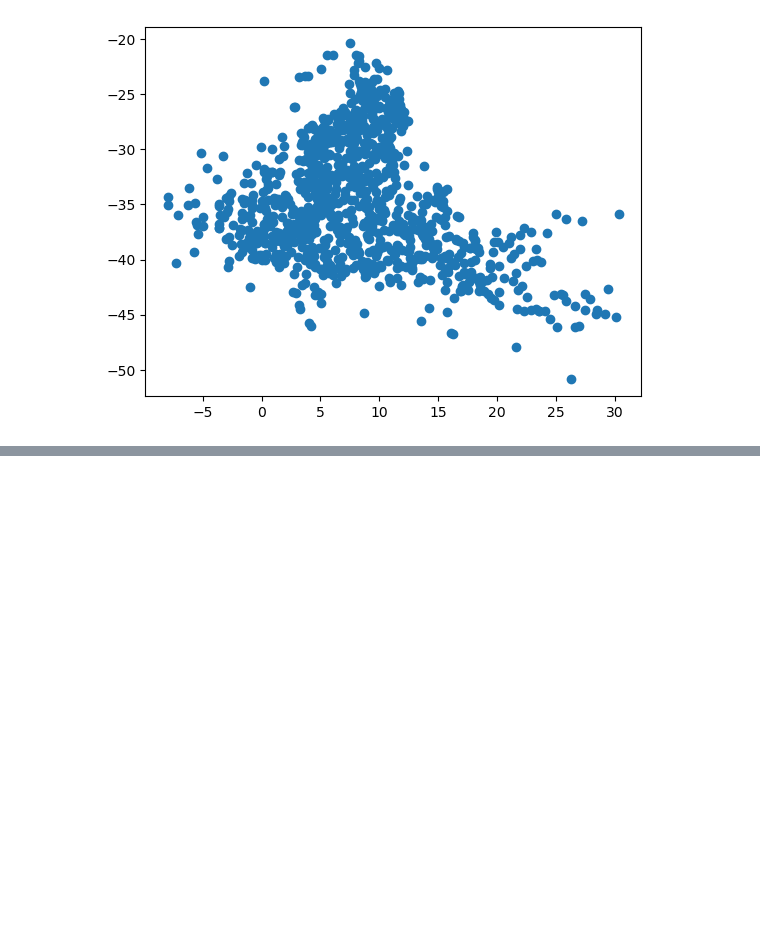
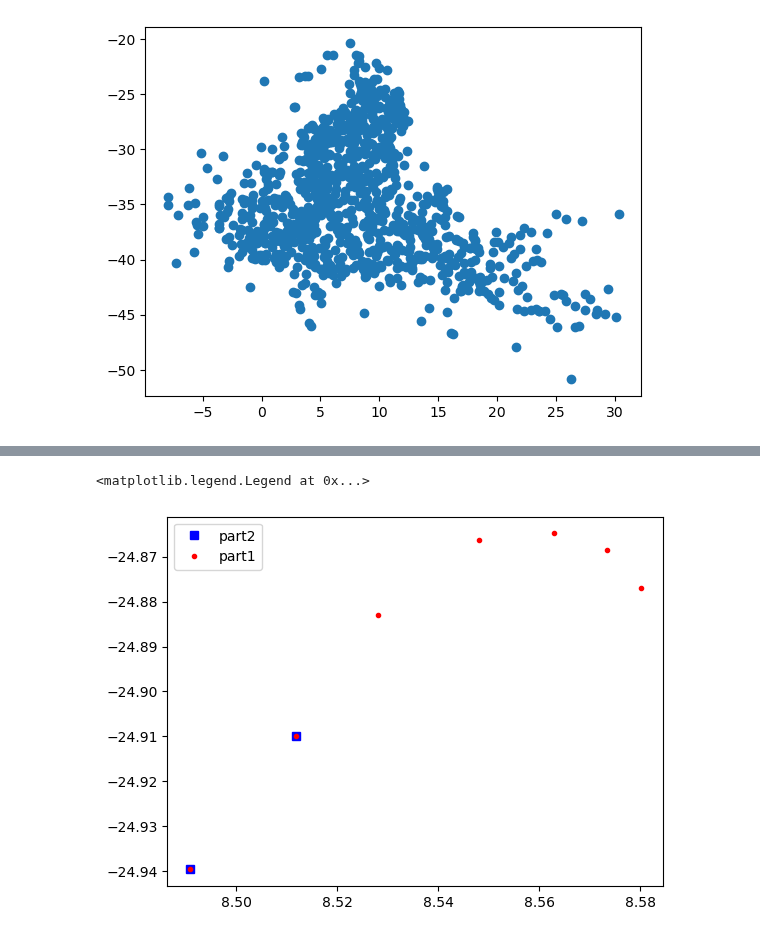
Before and after one commit to OceanParcels/Backtracking_Abyssal_Nanoplastics, a Jupyter notebook: simulation/stitch_together_output_files.ipynb, the cells around one changed output, grey strips where cells are left out. Cells and saved outputs as stored; diff of their text form; code cells hidden in the pictures; blank space fills up the shorter version.

```diff
--- a/simulation/stitch_together_output_files.ipynb
+++ b/simulation/stitch_together_output_files.ipynb
@@ -397,2 +42,0 @@ bins =  np.linspace(-5200, 0, 53)
-# %%
-w = xr.load_dataset('/storage/shared/oceanparcels/input_data/MOi/psy4v3r1/psy4v3r1-daily_W_2021-11-27.nc')
@@ -901,0 +49,5 @@ ValueError: zero-size array to reduction operation fmin which has no identity
+# %%
+# Load part 1
+part1 = xr.open_zarr('/storage/shared/oceanparcels/output_data/data_Claudio/abyssal_nps_outputs/merge_23000/hc13_23000_BM_False_part1.zarr')
+part1 = part1.compute()
+part1 = part1.dropna(dim='obs') # Drop the nans because of the chunking.
@@ -901,0 +74,2 @@ ValueError: zero-size array to reduction operation fmin which has no identity
+# %%
+part2 = xr.open_dataset('/storage/shared/oceanparcels/output_data/data_Claudio/abyssal_nps_outputs/hc13_23000_BM_True_lasttwo.zarr')
@@ -901,0 +96,9 @@ ValueError: zero-size array to reduction operation fmin which has no identity
+# %%
+pp = 40
+
+plt.plot(part2.lon[pp, :2], part2.lat[pp, :2], 'bs', label='part2')
+plt.plot(part1.lon[pp,-7:], part1.lat[pp,-7:], 'r.', label='part1')
+plt.legend()
+# %% [output]
+<matplotlib.legend.Legend at 0x...>
+[figure, added]
```
Also changed, not shown: parts of 69 cells of this notebook, 1 other file.
